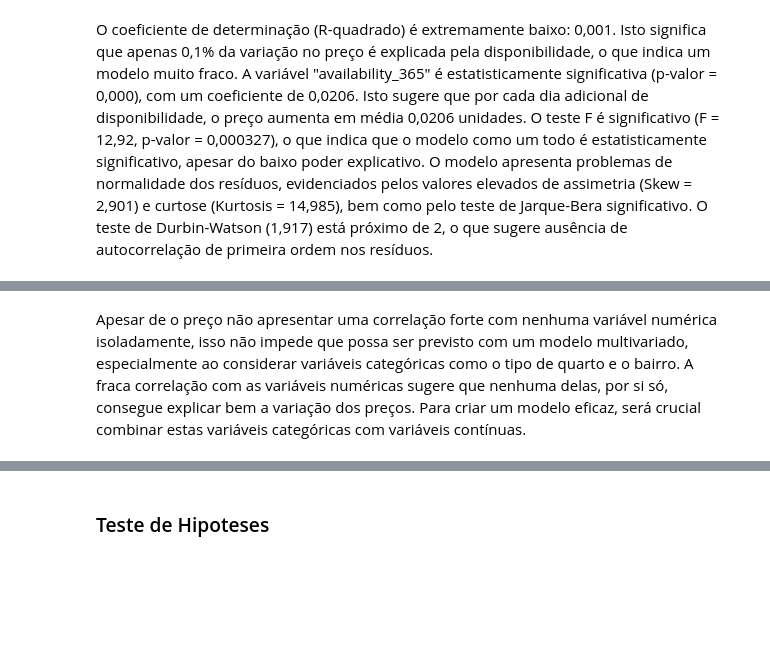
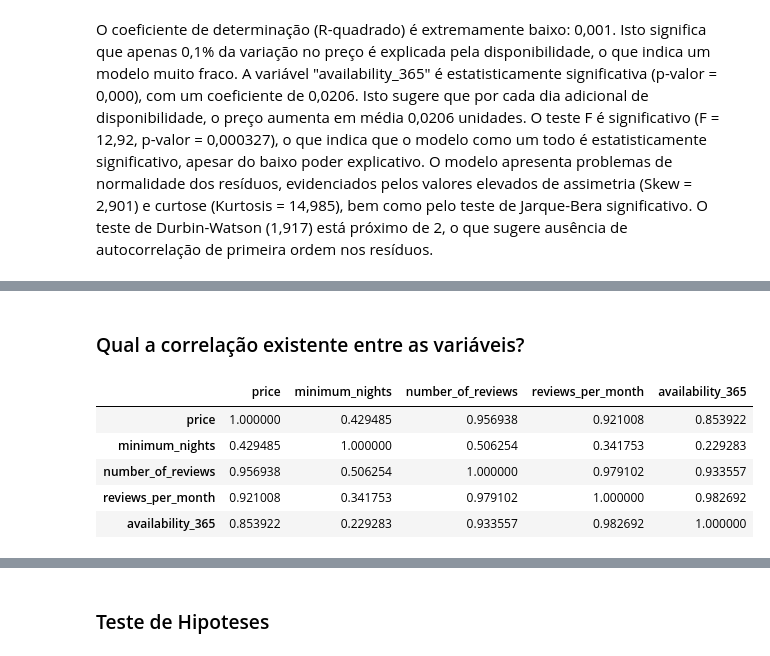
Before and after one commit to ludovina-magalhaes/Airbnb-Porto, a Jupyter notebook: Airbnb-Porto.ipynb, the cells around one changed output, grey strips where cells are left out. Drawn from its saved outputs; the diff is of its cells as text; code cells hidden in the pictures; blank space fills up the shorter version.

```diff
--- a/Airbnb-Porto.ipynb
+++ b/Airbnb-Porto.ipynb
@@ -516,2 +479,15 @@ plt.show()
-# %% [markdown]
-Apesar de o preço não apresentar uma correlação forte com nenhuma variável numérica isoladamente, isso não impede que possa ser previsto com um modelo multivariado, especialmente ao considerar variáveis categóricas como o tipo de quarto e o bairro. A fraca correlação com as variáveis numéricas sugere que nenhuma delas, por si só, consegue explicar bem a variação dos preços. Para criar um modelo eficaz, será crucial combinar estas variáveis categóricas com variáveis contínuas.
+# %% [markdown]
+###  Qual a correlação existente entre as variáveis?
+# %%
+# criar uma matriz de correlação
+corr_df = df[['price', 'minimum_nights', 'number_of_reviews', 'reviews_per_month', 'availability_365']].corr(method='pearson');
+
+# mostrar a matriz de correlação
+display(corr_df);
+# %% [output]
+|  | price | minimum_nights | number_of_reviews | reviews_per_month | availability_365 |
+| price | 1.000000 | 0.429485 | 0.956938 | 0.921008 | 0.853922 |
+| minimum_nights | 0.429485 | 1.000000 | 0.506254 | 0.341753 | 0.229283 |
+| number_of_reviews | 0.956938 | 0.506254 | 1.000000 | 0.979102 | 0.933557 |
+| reviews_per_month | 0.921008 | 0.341753 | 0.979102 | 1.000000 | 0.982692 |
+| availability_365 | 0.853922 | 0.229283 | 0.933557 | 0.982692 | 1.000000 |
```
Also changed, not shown: parts of 5 cells of this notebook.
